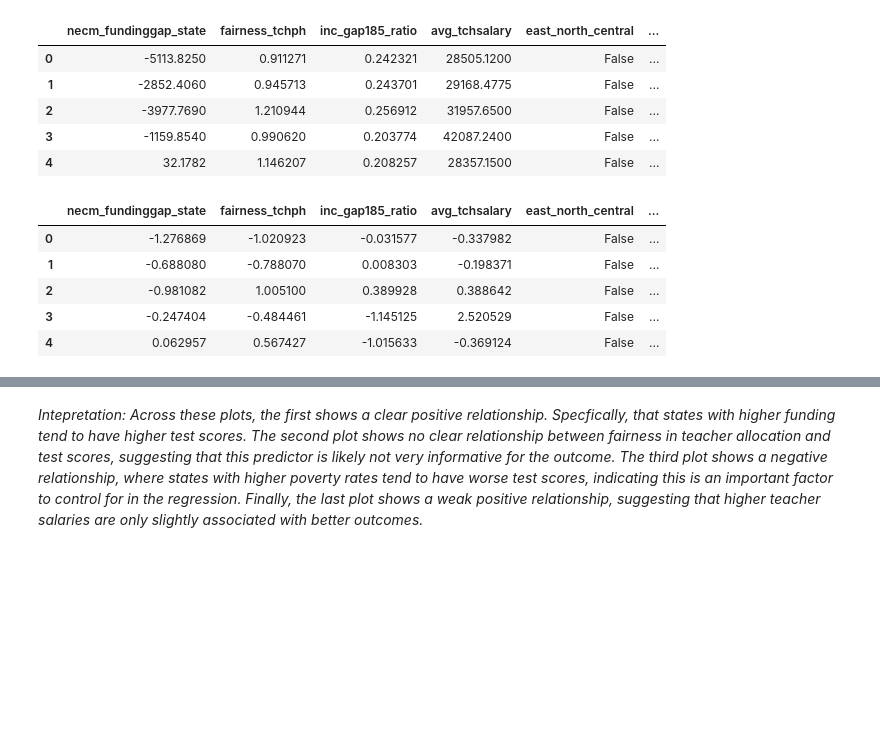
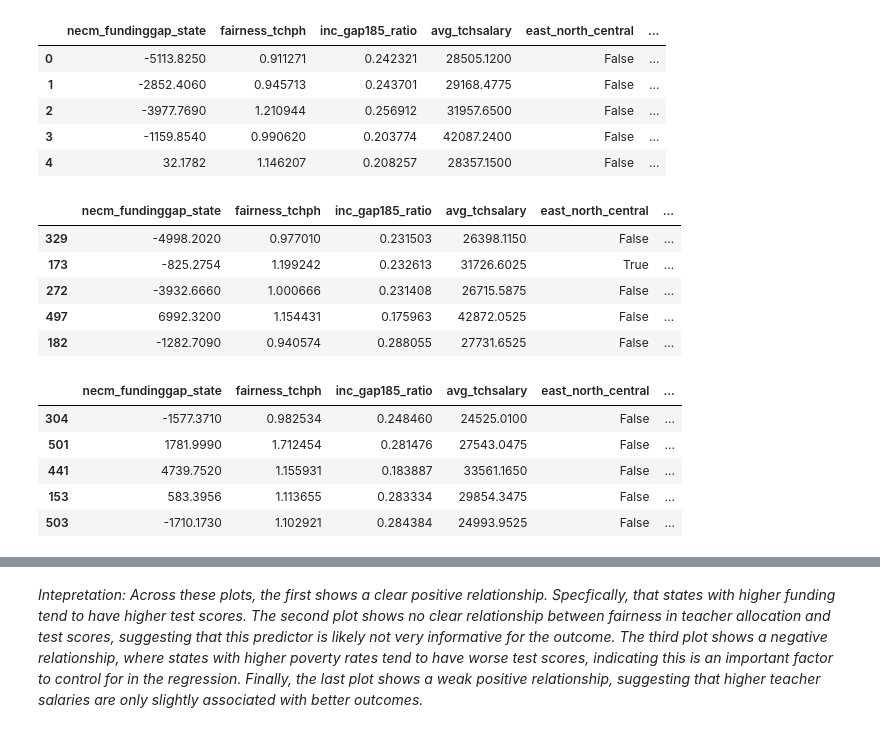
Before and after one commit to garland342/cs_1090a_project, a Jupyter notebook: cs1090a_project.ipynb, the cells around one changed output, grey strips where cells are left out. Saved outputs shown, nothing was run; the diff lists cells and outputs as text; code cells hidden in the pictures; blank space fills up the shorter version.

```diff
--- a/cs1090a_project.ipynb
+++ b/cs1090a_project.ipynb
@@ -179,26 +182,30 @@ X_pred.head()
 # %%
 #code to standardize our numeric predictors
 numeric_predictors = ["necm_fundinggap_state", "fairness_tchph", "inc_gap185_ratio", "avg_tchsalary"]
-X_numeric = X_pred[numeric_predictors]
-
-scaler = StandardScaler()
-X_standardized_np = scaler.fit_transform(X_numeric)
-X_standardized = pd.DataFrame(X_standardized_np, columns=numeric_predictors)
-
-for col in numeric_predictors:
-    X_pred[col] = X_standardized[col]
-
-X_pred.head()
-# %% [output]
-|  | necm_fundinggap_state | fairness_tchph | inc_gap185_ratio | avg_tchsalary | east_north_central | ... |
-| 0 | -1.276869 | -1.020923 | -0.031577 | -0.337982 | False | ... |
-| 1 | -0.688080 | -0.788070 | 0.008303 | -0.198371 | False | ... |
-| 2 | -0.981082 | 1.005100 | 0.389928 | 0.388642 | False | ... |
-| 3 | -0.247404 | -0.484461 | -1.145125 | 2.520529 | False | ... |
-| 4 | 0.062957 | 0.567427 | -1.015633 | -0.369124 | False | ... |
 # %%
 y_resp = filtered_df[response_var]
 X_train, X_test, y_train, y_test = train_test_split(X_pred, y_resp, test_size=0.2, random_state=42, shuffle=True)
+
+scaler = StandardScaler()
+X_standardized_np = scaler.fit_transform(X_train)
+X_standardized_np_test = scaler.transform(X_test)
+
+
+display(X_train.head())
+display(X_test.head())
+# %% [output]
+|  | necm_fundinggap_state | fairness_tchph | inc_gap185_ratio | avg_tchsalary | east_north_central | ... |
+| 329 | -4998.2020 | 0.977010 | 0.231503 | 26398.1150 | False | ... |
+| 173 | -825.2754 | 1.199242 | 0.232613 | 31726.6025 | True | ... |
+| 272 | -3932.6660 | 1.000666 | 0.231408 | 26715.5875 | False | ... |
+| 497 | 6992.3200 | 1.154431 | 0.175963 | 42872.0525 | False | ... |
+| 182 | -1282.7090 | 0.940574 | 0.288055 | 27731.6525 | False | ... |
+|  | necm_fundinggap_state | fairness_tchph | inc_gap185_ratio | avg_tchsalary | east_north_central | ... |
+| 304 | -1577.3710 | 0.982534 | 0.248460 | 24525.0100 | False | ... |
+| 501 | 1781.9990 | 1.712454 | 0.281476 | 27543.0475 | False | ... |
+| 441 | 4739.7520 | 1.155931 | 0.183887 | 33561.1650 | False | ... |
+| 153 | 583.3956 | 1.113655 | 0.283334 | 29854.3475 | False | ... |
+| 503 | -1710.1730 | 1.102921 | 0.284384 | 24993.9525 | False | ... |
 # %%
 #visualizing our numeric predictors
 fig, axes = plt.subplots(4, 1, figsize=(15, 25), sharey=True)
```
Also changed, not shown: parts of 18 cells of this notebook.
